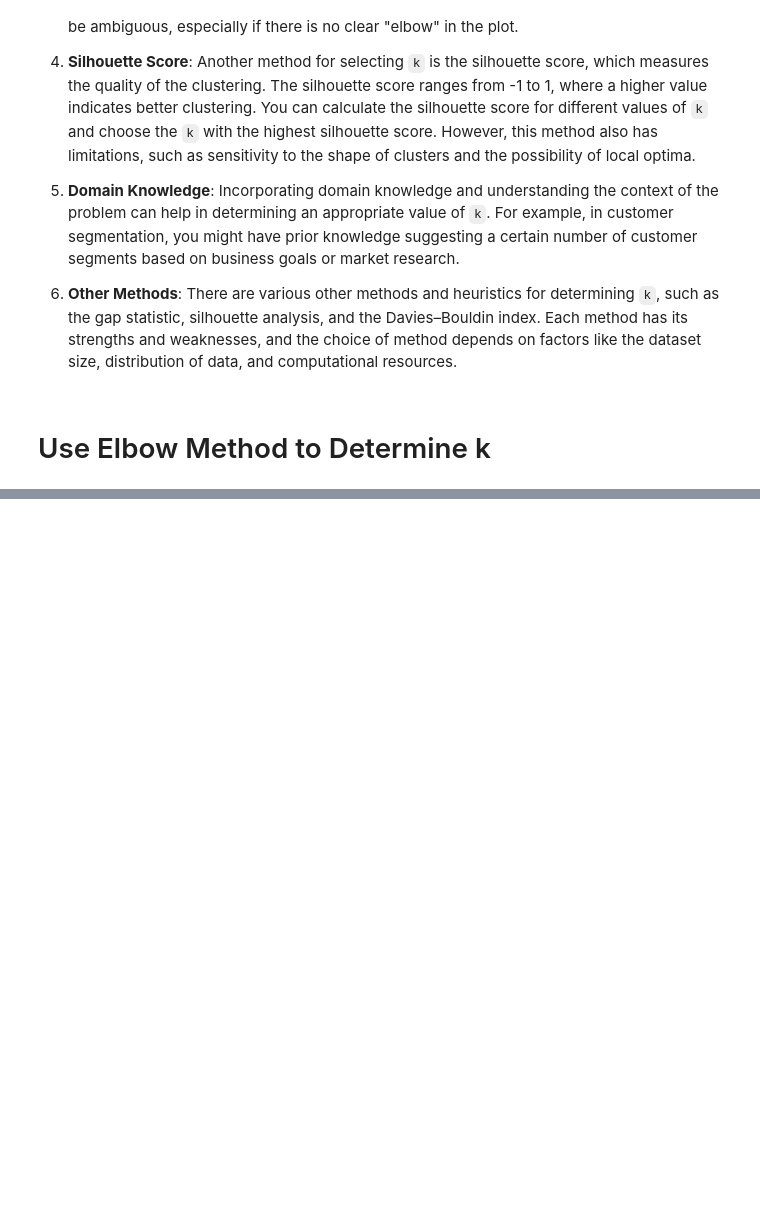
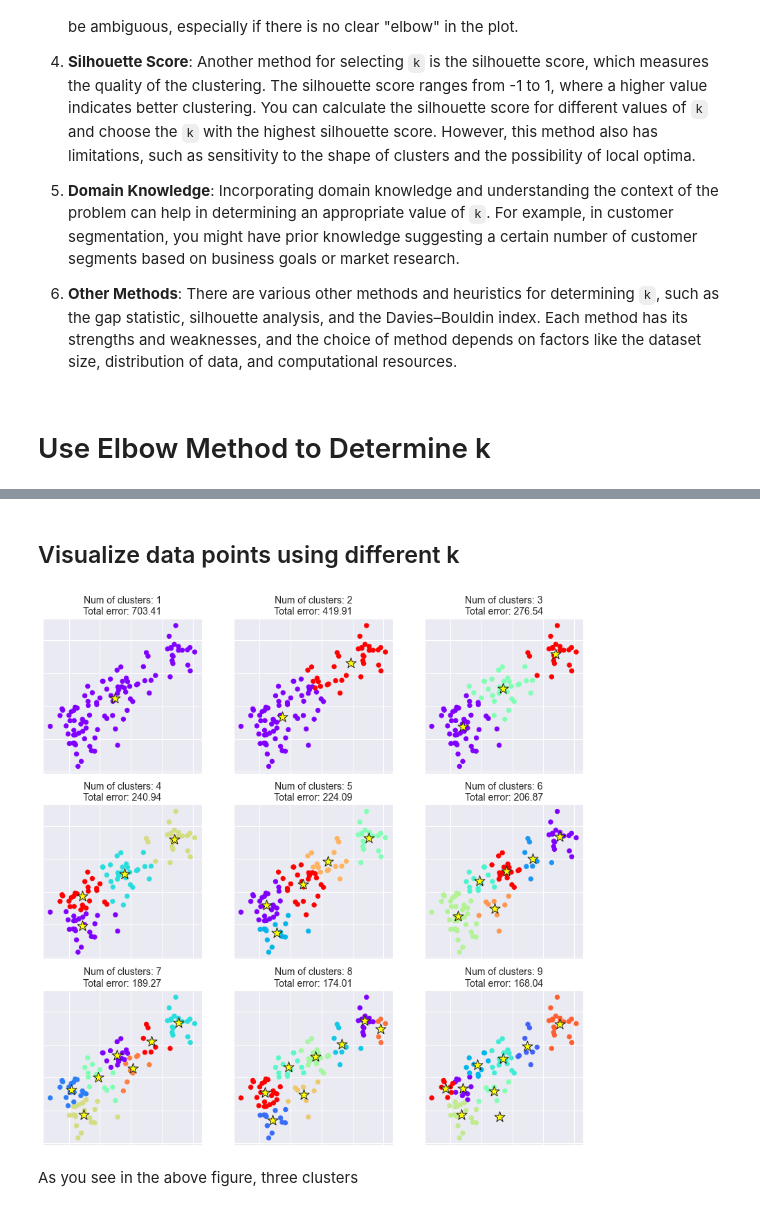
Before and after one commit to Rahdar82/Machine_Learning_2022, a Jupyter notebook: 16-How_K-means_works.ipynb, the cells around one changed output, grey strips where cells are left out. Saved outputs shown, nothing was run; the diff lists cells and outputs as text; code cells hidden in the pictures; blank space fills up the shorter version.

```diff
--- a/16-How_K-means_works.ipynb
+++ b/16-How_K-means_works.ipynb
@@ -246,12 +257,14 @@ Determining the appropriate number of clusters, `k`, can indeed be a challenge i
 # %% [markdown]
 # Use Elbow Method to Determine k
 # %%
-max_k = 5
+max_k = 9
 
 wcss = []
-for k in range(1, max_k + 1):
-    _, error, _ = kmean_model(X, k, plot=False)
+centroids = []
+for k in range(1, max_k+1):
+    _, error, c = kmean_model(X, k, plot=False)
     wcss.append(error)
+    centroids.append(c)
 # %%
 # plot the elbow method curve
 plt.plot(range(1, max_k + 1), wcss, marker='o')
@@ -266,0 +286,17 @@ To determine the optimal number of clusters, we need to select the value of `k`
+# %% [markdown]
+## Visualize data points using different k
+# %%
+# initialize a figure with a specific size for plotting
+plt.figure(figsize=(14,14))
+
+for j in range(9):
+    ax = plt.subplot(3,3,j+1)
+    plotKmeans(X, centroids[j])
+
+    plt.title('Num of clusters: %d\nTotal error: %.2f' %(j+1, wcss[j]), fontsize=14)
+    ax.set_xticklabels([])
+    ax.set_yticklabels([])
+# %% [output]
+[figure, added]
+# %% [markdown]
+As you see in the above figure, three clusters
```
Also changed, not shown: parts of 6 cells of this notebook.
